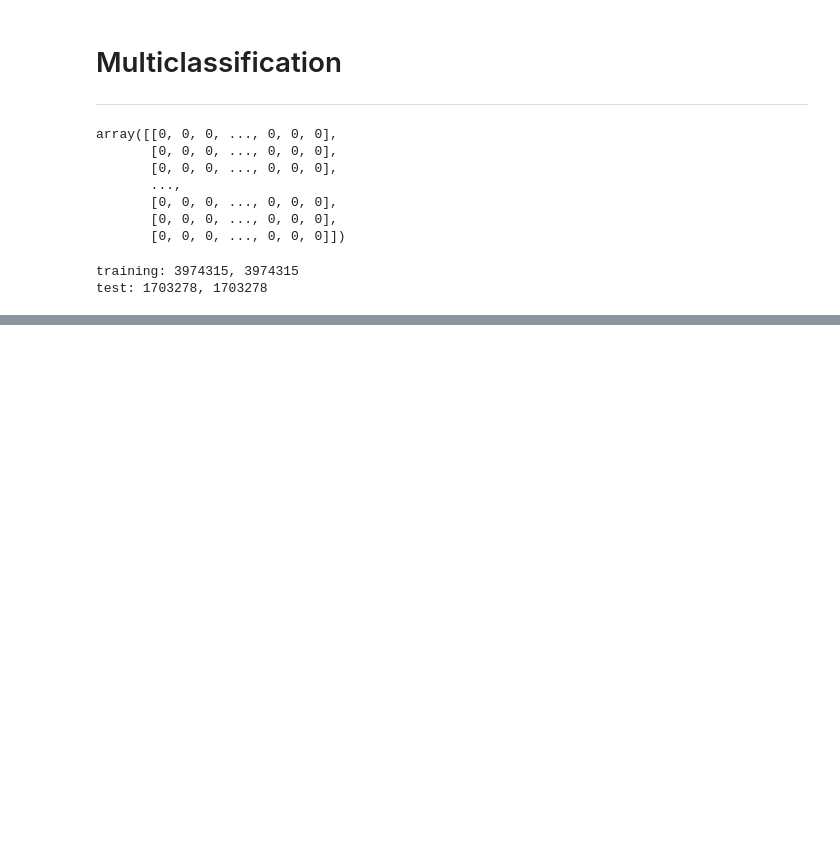
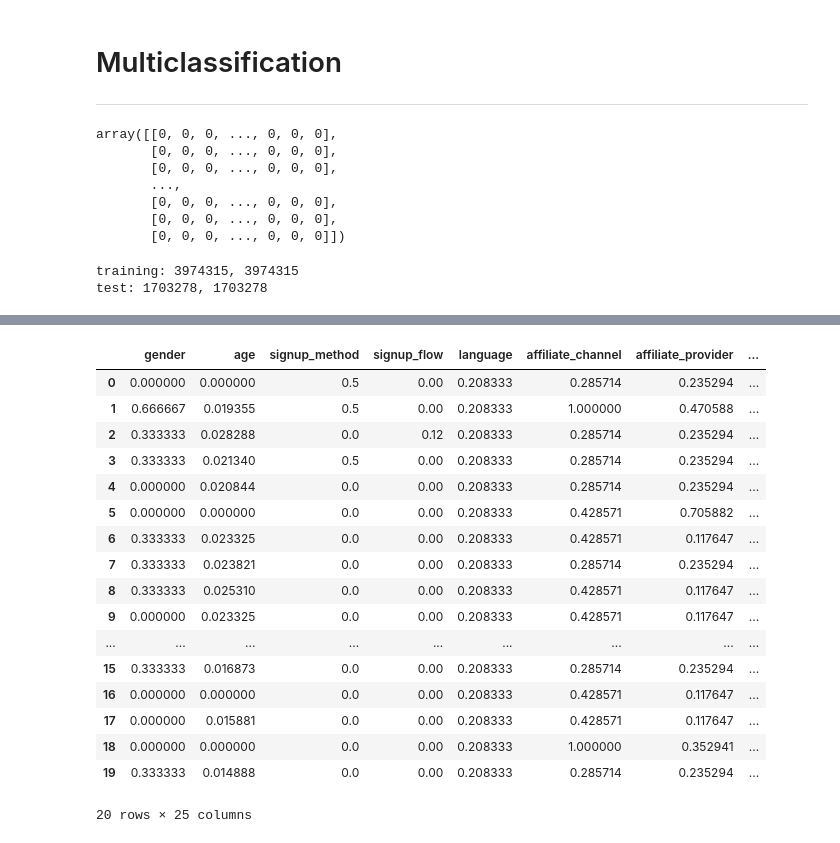
Before and after one commit to mirunapopa/DS-Intensive, a Jupyter notebook: project.ipynb, the cells around one changed output, grey strips where cells are left out. Cells and saved outputs as stored; diff of their text form; code cells hidden in the pictures; blank space fills up the shorter version.

```diff
--- a/project.ipynb
+++ b/project.ipynb
@@ -190,0 +200,21 @@ clf.score(X_test, y_test)
+# %%
+train_set.head(20)
+# %% [output]
+|  | gender | age | signup_method | signup_flow | language | affiliate_channel | affiliate_provider | ... |
+| 0 | 0.000000 | 0.000000 | 0.5 | 0.00 | 0.208333 | 0.285714 | 0.235294 | ... |
+| 1 | 0.666667 | 0.019355 | 0.5 | 0.00 | 0.208333 | 1.000000 | 0.470588 | ... |
+| 2 | 0.333333 | 0.028288 | 0.0 | 0.12 | 0.208333 | 0.285714 | 0.235294 | ... |
+| 3 | 0.333333 | 0.021340 | 0.5 | 0.00 | 0.208333 | 0.285714 | 0.235294 | ... |
+| 4 | 0.000000 | 0.020844 | 0.0 | 0.00 | 0.208333 | 0.285714 | 0.235294 | ... |
+| 5 | 0.000000 | 0.000000 | 0.0 | 0.00 | 0.208333 | 0.428571 | 0.705882 | ... |
+| 6 | 0.333333 | 0.023325 | 0.0 | 0.00 | 0.208333 | 0.428571 | 0.117647 | ... |
+| 7 | 0.333333 | 0.023821 | 0.0 | 0.00 | 0.208333 | 0.285714 | 0.235294 | ... |
+| 8 | 0.333333 | 0.025310 | 0.0 | 0.00 | 0.208333 | 0.428571 | 0.117647 | ... |
+| 9 | 0.000000 | 0.023325 | 0.0 | 0.00 | 0.208333 | 0.428571 | 0.117647 | ... |
+| ... | ... | ... | ... | ... | ... | ... | ... | ... |
+| 15 | 0.333333 | 0.016873 | 0.0 | 0.00 | 0.208333 | 0.285714 | 0.235294 | ... |
+| 16 | 0.000000 | 0.000000 | 0.0 | 0.00 | 0.208333 | 0.428571 | 0.117647 | ... |
+| 17 | 0.000000 | 0.015881 | 0.0 | 0.00 | 0.208333 | 0.428571 | 0.117647 | ... |
+| 18 | 0.000000 | 0.000000 | 0.0 | 0.00 | 0.208333 | 1.000000 | 0.352941 | ... |
+| 19 | 0.333333 | 0.014888 | 0.0 | 0.00 | 0.208333 | 0.285714 | 0.235294 | ... |
+20 rows × 25 columns
```
Also changed, not shown: parts of 2 cells of this notebook, 1 other file.
